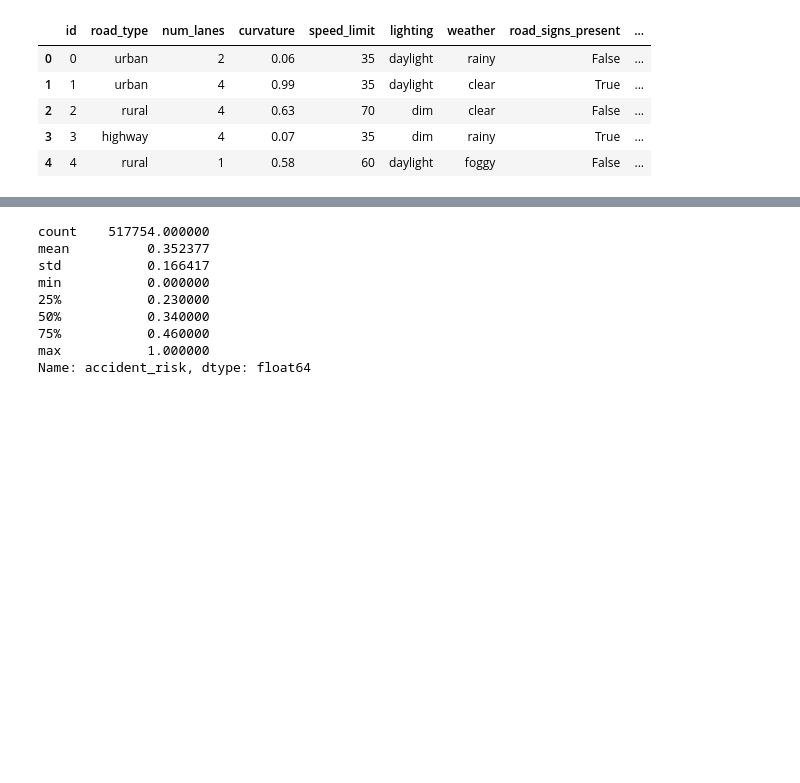
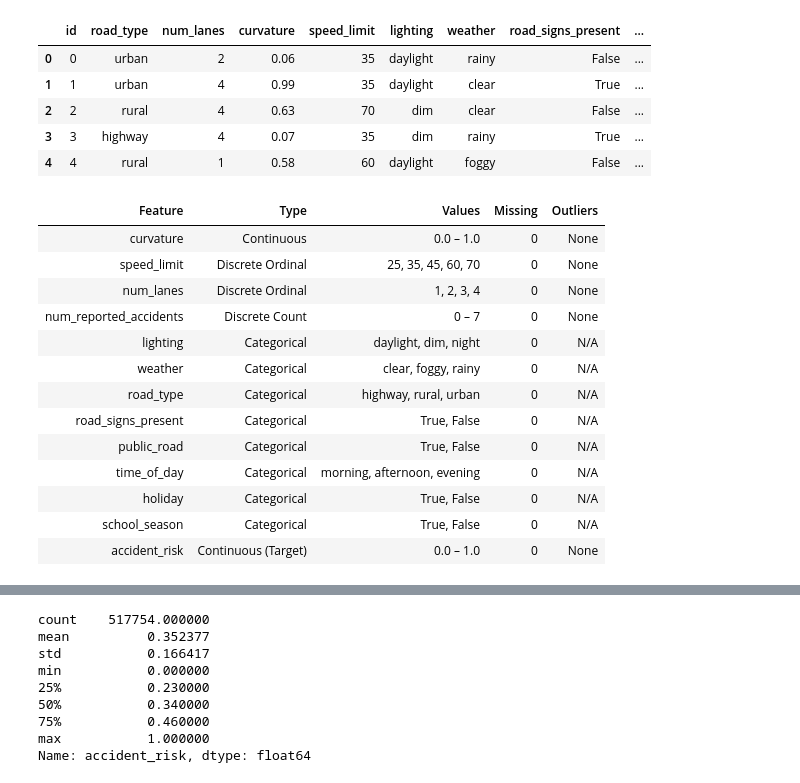
Before and after one commit to tanvirs26/Predicting-Road-Accident-Risk-Kaggle-Project, a Jupyter notebook: PredictingRoadAccidentRisk.ipynb, the cells around one changed output, grey strips where cells are left out. Saved outputs shown, nothing was run; the diff lists cells and outputs as text; code cells hidden in the pictures; blank space fills up the shorter version.

```diff
--- a/PredictingRoadAccidentRisk.ipynb
+++ b/PredictingRoadAccidentRisk.ipynb
@@ -108,3 +114,49 @@ train.head() # 12 Features, 1 Target (accident_risk)
 | 2 | 2 | rural | 4 | 0.63 | 70 | dim | clear | False | ... |
 | 3 | 3 | highway | 4 | 0.07 | 35 | dim | rainy | True | ... |
 | 4 | 4 | rural | 1 | 0.58 | 60 | daylight | foggy | False | ... |
+# %%
+# Display feature types in table format
+feature_table = pd.DataFrame({
+    'Feature': [
+        'curvature', 'speed_limit', 'num_lanes', 'num_reported_accidents',
+        'lighting', 'weather', 'road_type', 'road_signs_present',
+        'public_road', 'time_of_day', 'holiday', 'school_season', 'accident_risk'
+    ],
+    'Type': [
+        'Continuous', 'Discrete Ordinal', 'Discrete Ordinal', 'Discrete Count',
+        'Categorical', 'Categorical', 'Categorical', 'Categorical',
+        'Categorical', 'Categorical', 'Categorical', 'Categorical', 'Continuous (Target)'
+    ],
+    'Values': [
+        '0.0 – 1.0', '25, 35, 45, 60, 70', '1, 2, 3, 4', '0 – 7',
+        'daylight, dim, night', 'clear, foggy, rainy', 'highway, rural, urban', 'True, False',
+        'True, False', 'morning, afternoon, evening', 'True, False', 'True, False', '0.0 – 1.0'
+    ],
+    'Missing': [0] * 13,
+    'Outliers': [
+        'None', 'None', 'None', 'None',
+        'N/A', 'N/A', 'N/A', 'N/A',
+        'N/A', 'N/A', 'N/A', 'N/A', 'None'
+    ]
+})
+
+display(HTML(tabulate.tabulate(
+    feature_table.values,
+    tablefmt='html',
+    headers=feature_table.columns.tolist()
+)))
+# %% [output]
+| Feature | Type | Values | Missing | Outliers |
+| curvature | Continuous | 0.0 – 1.0 | 0 | None |
+| speed_limit | Discrete Ordinal | 25, 35, 45, 60, 70 | 0 | None |
+| num_lanes | Discrete Ordinal | 1, 2, 3, 4 | 0 | None |
+| num_reported_accidents | Discrete Count | 0 – 7 | 0 | None |
+| lighting | Categorical | daylight, dim, night | 0 | N/A |
+| weather | Categorical | clear, foggy, rainy | 0 | N/A |
+| road_type | Categorical | highway, rural, urban | 0 | N/A |
+| road_signs_present | Categorical | True, False | 0 | N/A |
+| public_road | Categorical | True, False | 0 | N/A |
+| time_of_day | Categorical | morning, afternoon, evening | 0 | N/A |
+| holiday | Categorical | True, False | 0 | N/A |
+| school_season | Categorical | True, False | 0 | N/A |
+| accident_risk | Continuous (Target) | 0.0 – 1.0 | 0 | None |
```
Also changed, not shown: parts of 29 cells of this notebook.
